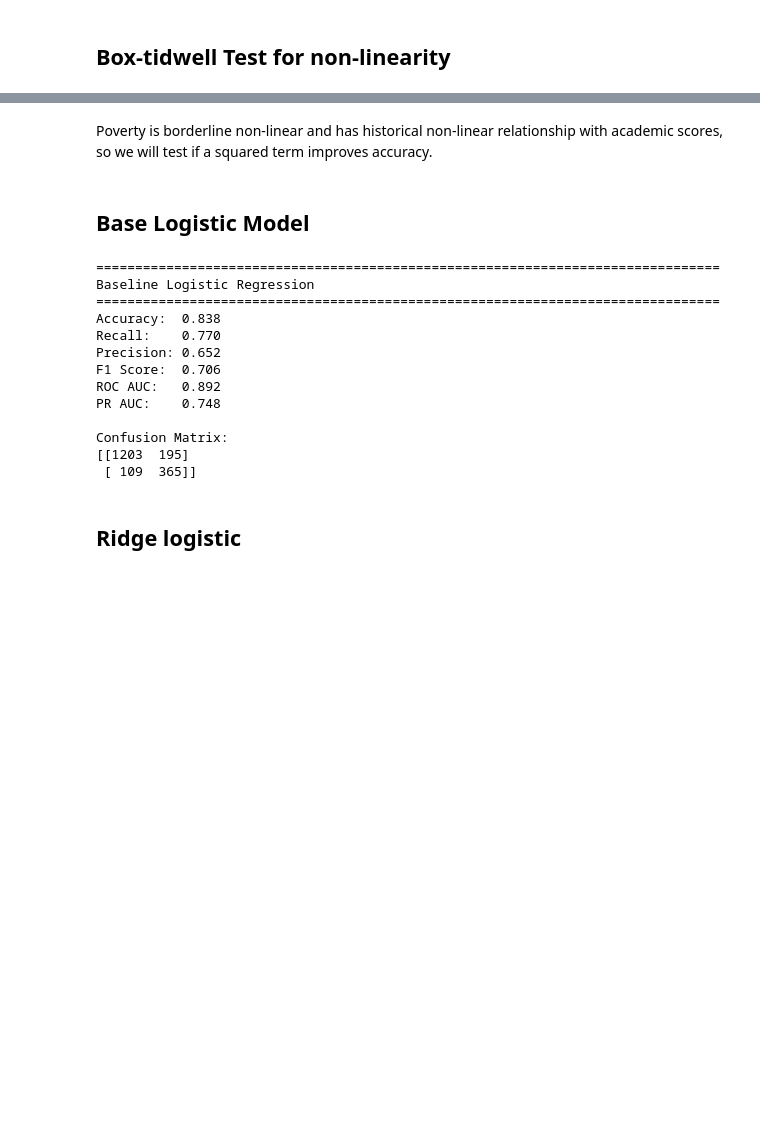
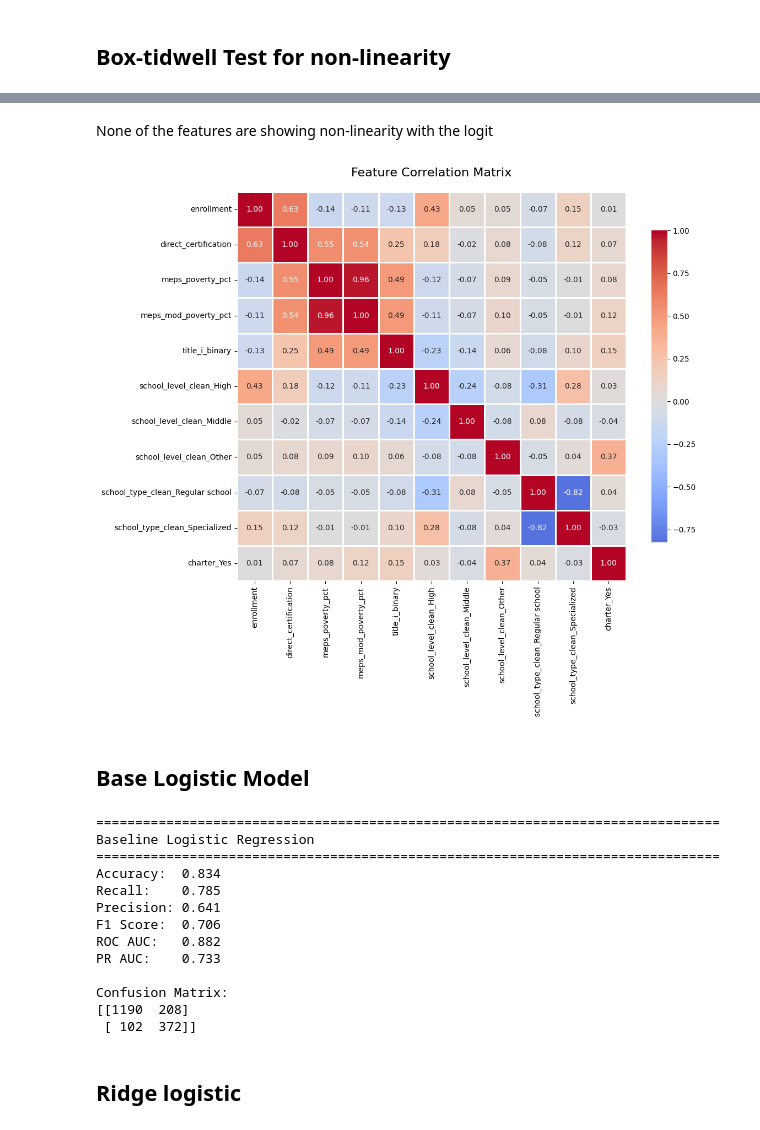
Before and after one commit to KaylenaMann/Final_Project, a Jupyter notebook: Code/Exploratory.ipynb, the cells around one changed output, grey strips where cells are left out. Drawn from its saved outputs; the diff is of its cells as text; code cells hidden in the pictures; blank space fills up the shorter version.

```diff
--- a/Code/Exploratory.ipynb
+++ b/Code/Exploratory.ipynb
@@ -92,27 +170,3 @@ Training samples: 3742, Test samples: 1872
-# %%
-predictors = [
-    "enrollment", "direct_certification",
-    "meps_poverty_pct", "meps_mod_poverty_pct",
-    "school_level_clean", "school_type_clean",
-    "charter", "title_i_binary", "state_location"
-]
-
-#Creating dummies from categories
-X_train = pd.get_dummies(train_data[predictors], drop_first=True)
-X_test  = pd.get_dummies(test_data[predictors], drop_first=True)
-X_test = X_test.reindex(columns=X_train.columns, fill_value=0)
-
-# Impute missing and Scale
-imputer = SimpleImputer(strategy="mean")
-scaler  = StandardScaler()
-
-#Creating train/test for different models
-X_train_imp = imputer.fit_transform(X_train) #imputed
-X_test_imp  = imputer.transform(X_test)
-X_train_scaled = scaler.fit_transform(X_train_imp) #scaled
-X_test_scaled  = scaler.transform(X_test_imp)
-X_train_tree = imputer.fit_transform(X_train)  #For decision tree
-X_test_tree  = imputer.transform(X_test)
 # %% [markdown]
 ## Box-tidwell Test for non-linearity
 # %%
@@ -175,5 +215,5 @@ meps_mod_poverty_pct_logint    p = 0.8368
 # %% [markdown]
-Poverty is borderline non-linear and has historical non-linear relationship with academic scores, so we will test if a squared term improves accuracy.
+None of the features are showing non-linearity with the logit
 # %%
 #Creating a function to evaluate models
 def evaluate_model(name, model, X_test, y_test):
@@ -194,6 +233,25 @@ def evaluate_model(name, model, X_test, y_test):
     print(f"PR AUC:    {pr_auc:.3f}")
     print("\nConfusion Matrix:")
     print(confusion_matrix(y_test, y_pred))
+# %%
+# Calculate correlation matrix
+corr_matrix = X_train.corr()
+
+# Create heatmap
+plt.figure(figsize=(12, 10))
+sns.heatmap(corr_matrix,
+            annot=True,
+            fmt='.2f',
+            cmap='coolwarm',
+            center=0,
+            square=True,
+            linewidths=1,
+            cbar_kws={"shrink": 0.8})
+plt.title('Feature Correlation Matrix', fontsize=16, pad=20)
+plt.tight_layout()
+plt.show()
+# %% [output]
+[figure, added]
 # %% [markdown]
 ## Base Logistic Model
 # %%
@@ -202,22 +260,22 @@ base_logit = LogisticRegression(
     class_weight="balanced",
     random_state=42
 )
-base_logit.fit(X_train_scaled, y_train)
-evaluate_model("Baseline Logistic Regression", base_logit, X_test_scaled, y_test)
+base_logit.fit(X_train, y_train)
+evaluate_model("Baseline Logistic Regression", base_logit, X_test, y_test)
 # %% [output]
 ================================================================================
 Baseline Logistic Regression
 ================================================================================
-Accuracy:  0.838
-Recall:    0.770
-Precision: 0.652
+Accuracy:  0.834
+Recall:    0.785
+Precision: 0.641
 F1 Score:  0.706
-ROC AUC:   0.892
-PR AUC:    0.748
+ROC AUC:   0.882
+PR AUC:    0.733
 
 Confusion Matrix:
-[[1203  195]
- [ 109  365]]
+[[1190  208]
+ [ 102  372]]
 # %% [markdown]
 ## Ridge logistic
 # %%
```
Also changed, not shown: parts of 19 cells of this notebook, 7 other files.
